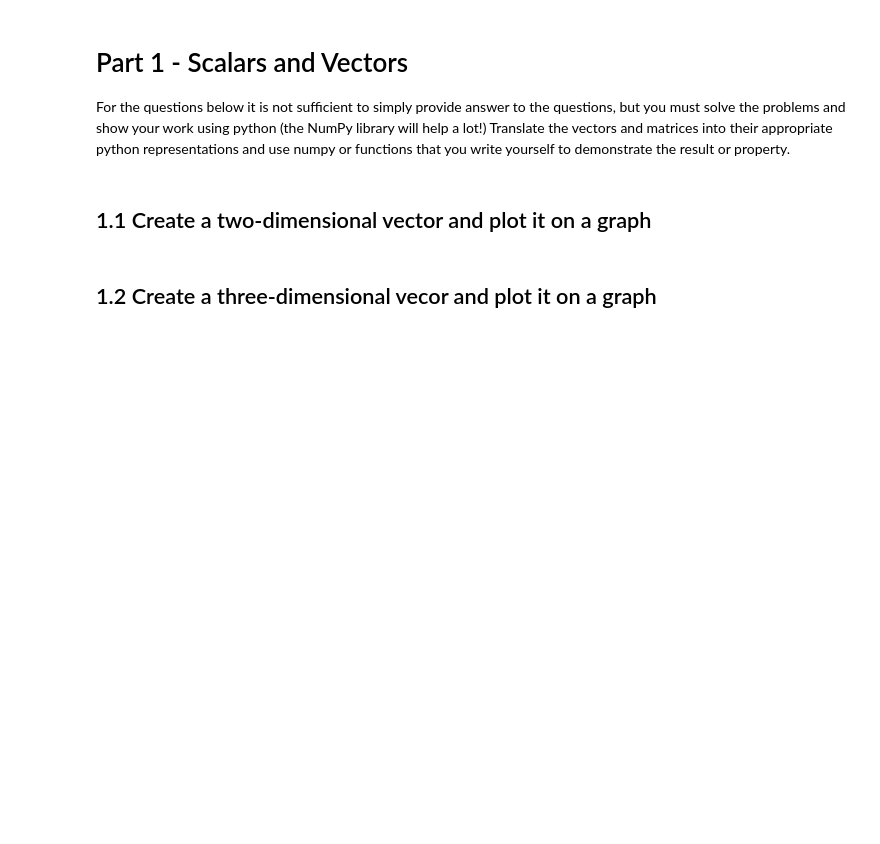
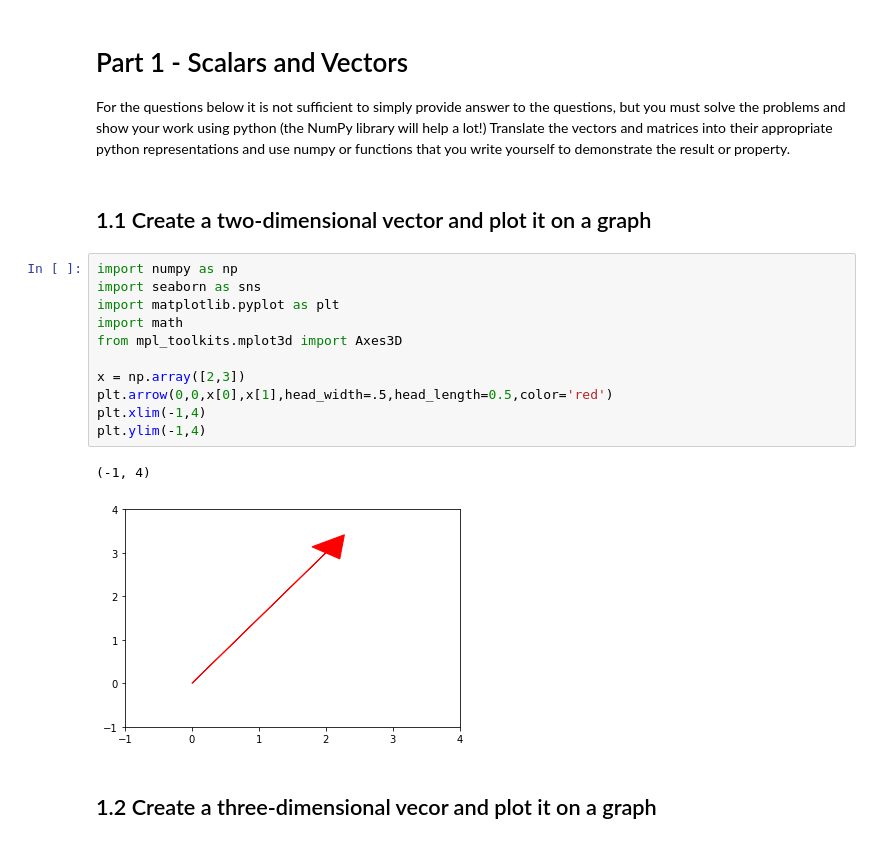
Before and after one commit to bloominstituteoftechnology/DS-Unit-1-Sprint-4-Linear-Algebra, a Jupyter notebook: module1-linear-algebra-review/Linear_Algebra_Assignment.ipynb, the cells around one changed output. Cells and saved outputs as stored; diff of their text form; blank space fills up the shorter version.

```diff
--- a/module1-linear-algebra-review/Linear_Algebra_Assignment.ipynb
+++ b/module1-linear-algebra-review/Linear_Algebra_Assignment.ipynb
@@ -4,5 +4,19 @@
 For the questions below it is not sufficient to simply provide answer to the questions, but you must solve the problems and show your work using python (the NumPy library will help a lot!) Translate the vectors and matrices into their appropriate python  representations and use numpy or functions that you write yourself to demonstrate the result or property.
 # %% [markdown]
 ## 1.1 Create a two-dimensional vector and plot it on a graph
+# %%
+import numpy as np
+import seaborn as sns
+import matplotlib.pyplot as plt
+import math
+from mpl_toolkits.mplot3d import Axes3D
+
+x = np.array([2,3])
+plt.arrow(0,0,x[0],x[1],head_width=.5,head_length=0.5,color='red')
+plt.xlim(-1,4)
+plt.ylim(-1,4)
+# %% [output]
+(-1, 4)
+[figure, added]
 # %% [markdown]
 ## 1.2 Create a three-dimensional vecor and plot it on a graph
```
Also changed, not shown: parts of 14 cells of this notebook.
